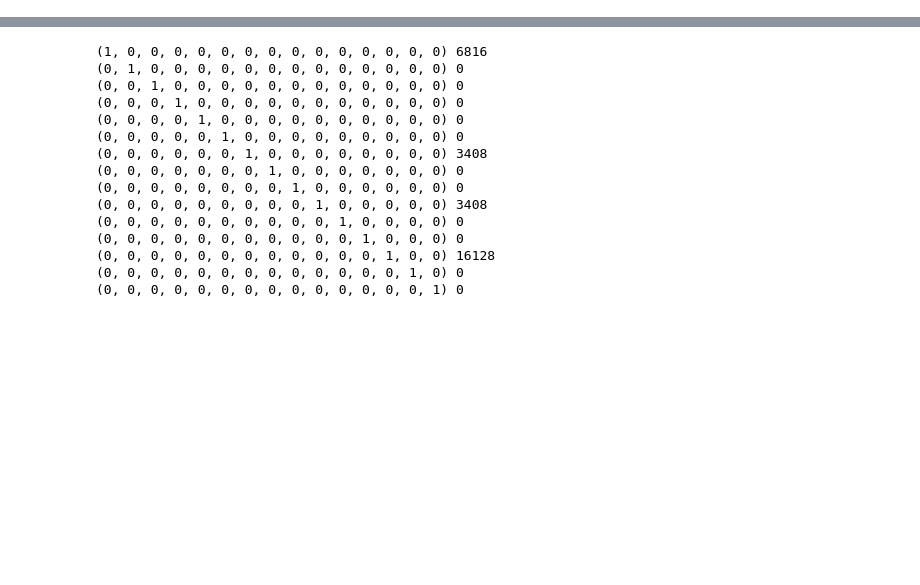
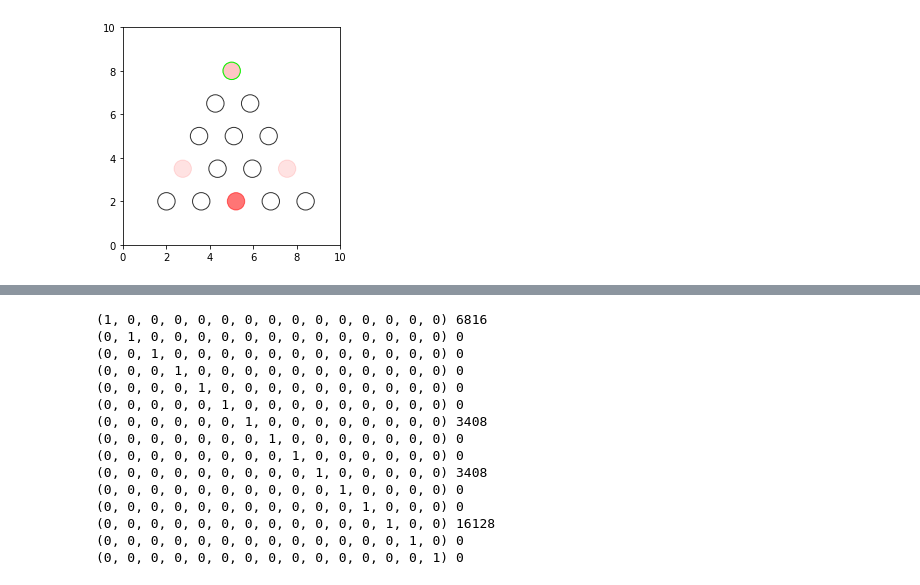
Before and after one commit to jcrowe6/peg-game-analysis, a Jupyter notebook: peg game analysis.ipynb, the cells around one changed output, grey strips where cells are left out. Cells and saved outputs as stored; diff of their text form; code cells hidden in the pictures; blank space fills up the shorter version.

```diff
--- a/peg game analysis.ipynb
+++ b/peg game analysis.ipynb
@@ -225,0 +374,7 @@ b.win_count
+# %%
+# starting position in green, and all possible ending positions in red, where more intense == larger proportion
+# of games ending at that spot
+init_pos = pos(0,0)
+starttofinal_heatmap(b.init_to_final_cts[init_pos], start_pos=init_pos)
+# %% [output]
+[figure, added]
```
Also changed, not shown: parts of 25 cells of this notebook.
